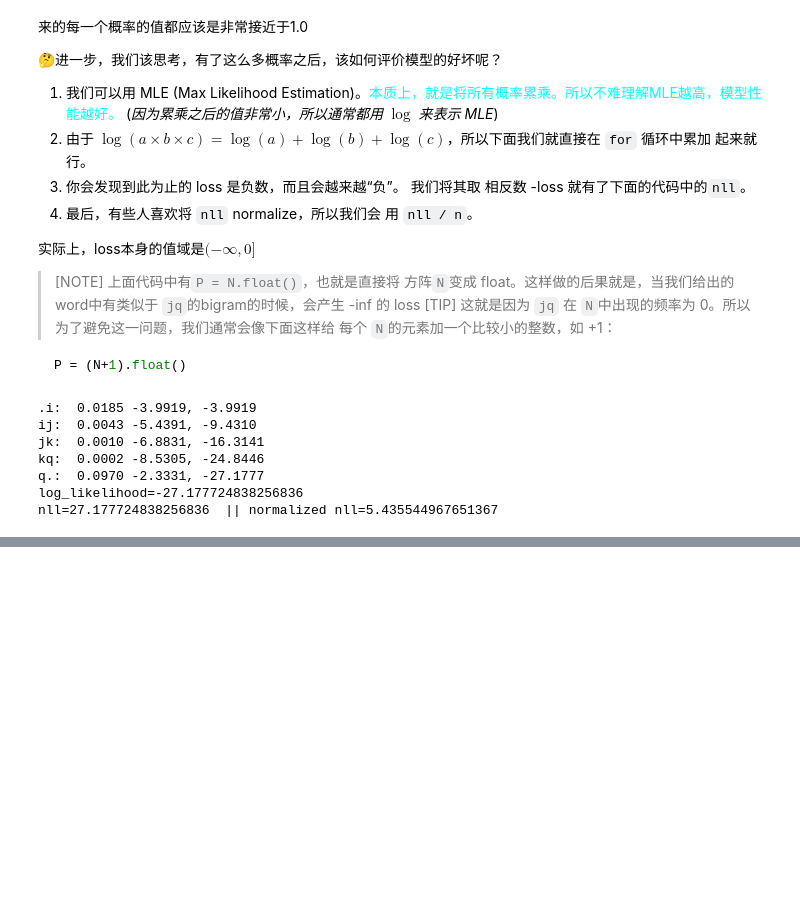
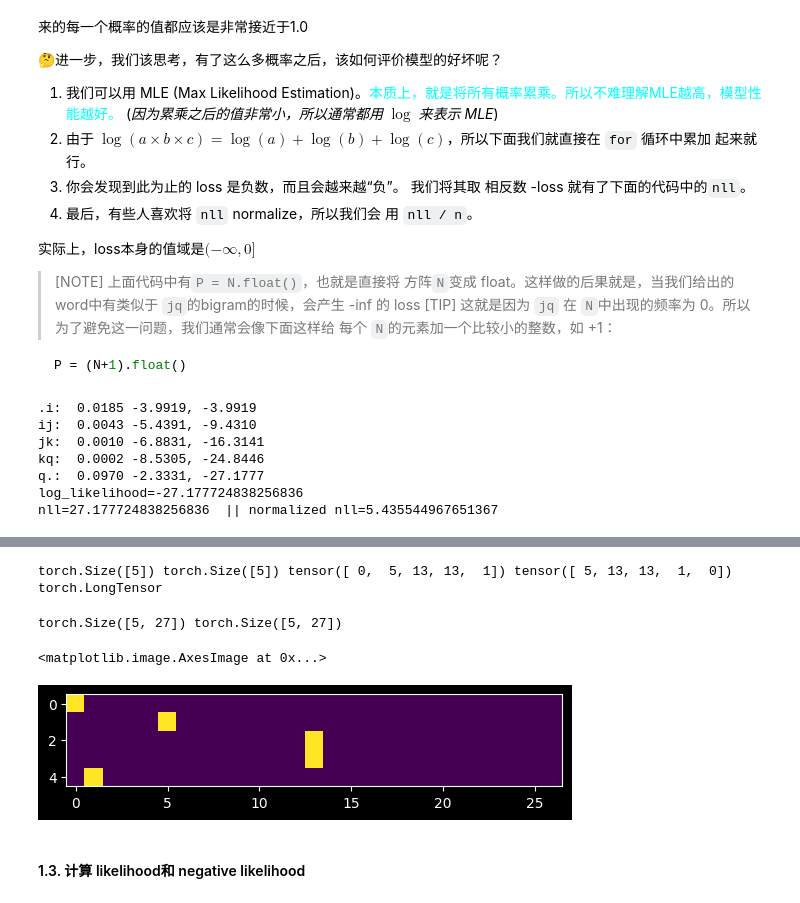
Before and after one commit to y1141335509/Andrej-AI, a Jupyter notebook: ch-02-intro to LM makemore/build_makemore.ipynb, the cells around one changed output, grey strips where cells are left out. Cells and saved outputs as stored; diff of their text form; code cells hidden in the pictures; blank space fills up the shorter version.

```diff
--- a/ch-02-intro to LM makemore/build_makemore.ipynb
+++ b/ch-02-intro to LM makemore/build_makemore.ipynb
@@ -303,0 +335,16 @@ nll=27.177724838256836  || normalized nll=5.435544967651367
+# %%
+xs, ys = [], []
+
+# for loop是将所有的word 转变成bigram所对应的index，存放在xs，ys中
+for w in words[:1]:
+  chs = ['.'] + list(w) + ['.']
+  for ch1, ch2 in zip(chs, chs[1:]):    # ch1, ch2 合起来就是当前的bigram
+    ix1 = stoi[ch1]; ix2 = stoi[ch2]
+    print(ch1, ch2)
+    xs.append(ix1)
+    ys.append(ix2)
+
+xs = torch.tensor(xs)                   # bigram首字符的index
+ys = torch.tensor(ys)                   # bigram尾字符的index
+
+print(xs, ys)   # xs, ys分别表示 '.e', 'em', 'mm', 'ma', 'a.' 在矩阵N 中的行列索引
@@ -303,0 +367,25 @@ nll=27.177724838256836  || normalized nll=5.435544967651367
+# %%
+print(xs.shape, ys.shape, xs, ys, xs.type())
+# %% [output]
+torch.Size([5]) torch.Size([5]) tensor([ 0,  5, 13, 13,  1]) tensor([ 5, 13, 13,  1,  0]) torch.LongTensor
+# %%
+import torch.nn.functional as F
+
+# randomly initialize 27 neurons' weights. Each Neuron receives 27 inputs
+g = torch.Generator().manual_seed(2147483647)   # define a random number generator
+xenc = F.one_hot(xs, num_classes=27).float()    # 注意这里必须将 .one_hot() 的输出结果变成float。唯一方式就是通过 .float()
+W = torch.randn((27, 27), generator=g)          # 创建一个 27 x 27 的随机矩阵, normal distribution between [0, 1)
+logits = xenc @ W                               # predict
+
+# Softmax:
+counts = logits.exp()                           # softmax的分子。
+probs = counts / counts.sum(1, keepdims=True)   # softmax，表示选到某个 bi-gram的概率
+
+print(xenc.shape, probs.shape)
+plt.imshow(xenc)
+# %% [output]
+torch.Size([5, 27]) torch.Size([5, 27])
+<matplotlib.image.AxesImage at 0x...>
+[figure, added]
+# %% [markdown]
+#### 1.3. 计算 likelihood和 negative likelihood
```
Also changed, not shown: parts of 20 cells of this notebook.
